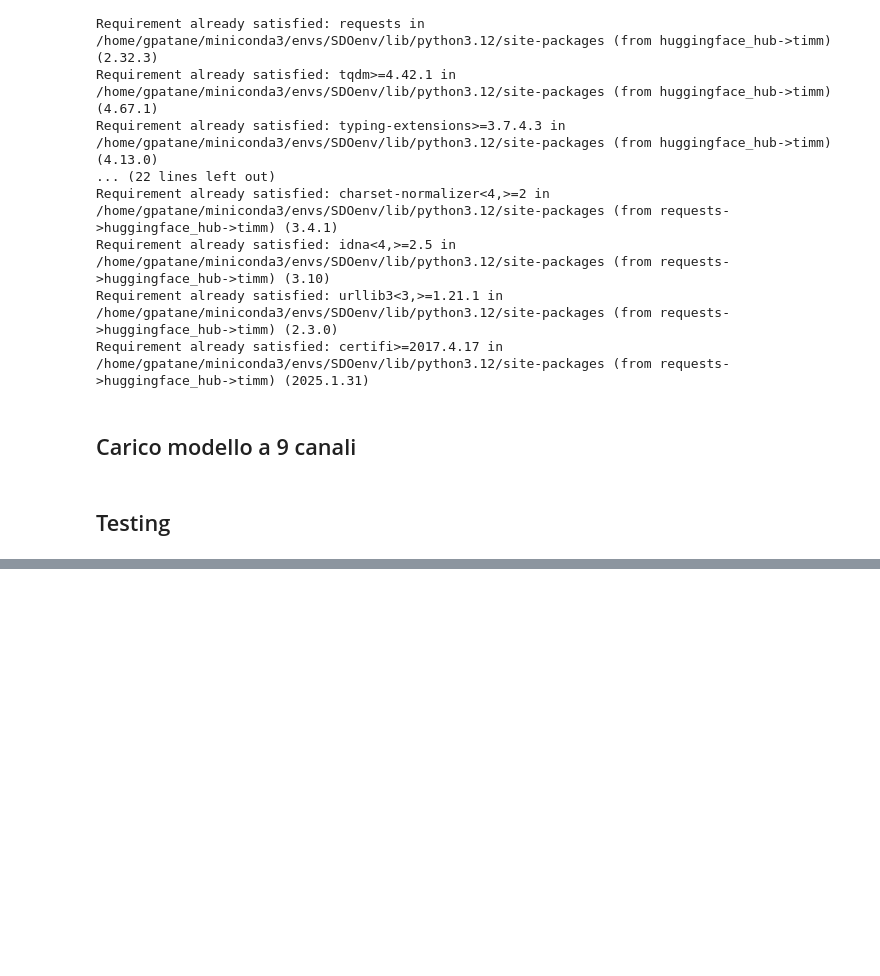
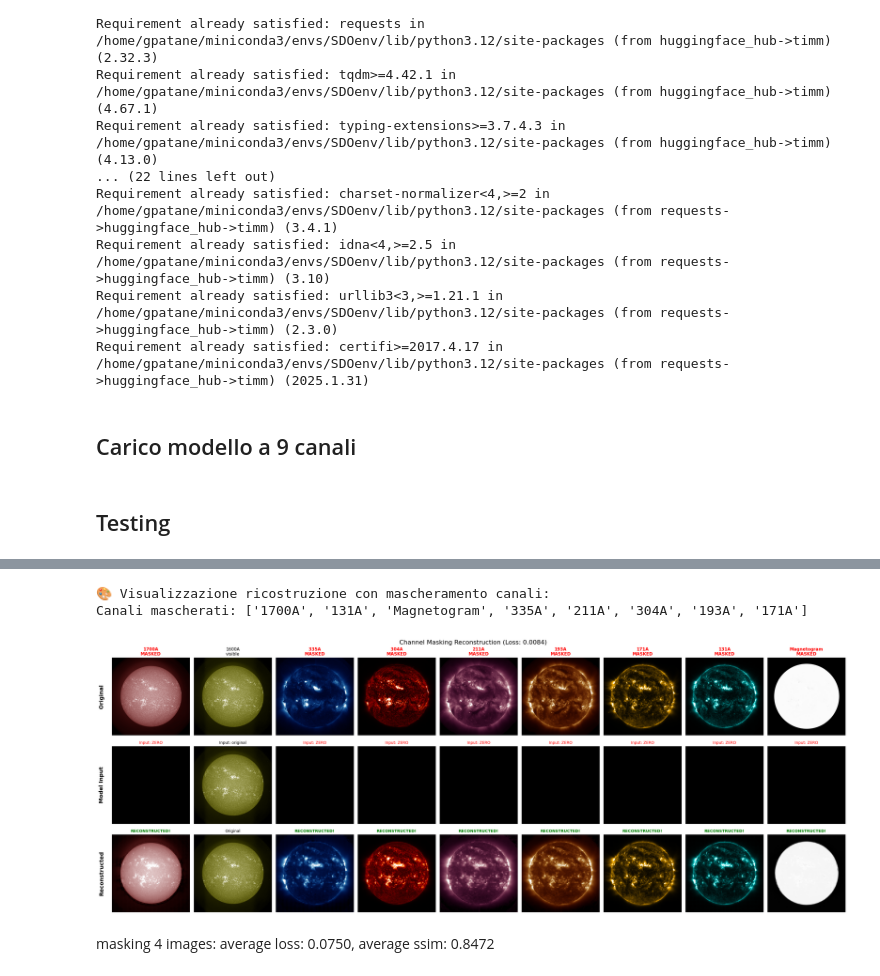
Before and after one commit to Giov25/SDO_downstream, a Jupyter notebook: mae_project/notebook_inference.ipynb, the cells around one changed output, grey strips where cells are left out. Saved outputs shown, nothing was run; the diff lists cells and outputs as text; code cells hidden in the pictures; blank space fills up the shorter version.

```diff
--- a/mae_project/notebook_inference.ipynb
+++ b/mae_project/notebook_inference.ipynb
@@ -92,7 +92,7 @@ test_dataset = SDO_Dataset_channels_FAST(zarr_path, test_years, wavelengths, tar
 
 train_loader = DataLoader(train_dataset, batch_size=4, shuffle=True, num_workers=4)
 val_loader = DataLoader(validation_dataset, batch_size=4, shuffle=True, num_workers=4)
-test_loader = DataLoader(test_dataset, batch_size=2, shuffle=True, num_workers=4)
+test_loader = DataLoader(test_dataset, batch_size=1, shuffle=True, num_workers=4)
 # %% [markdown]
 ## Carico modello a 9 canali
 # %%
@@ -116,5 +117,5 @@ if os.path.exists(checkpoint_path):
 # %%
-def visualize_channel_masking_reconstruction(model, data_loader, device, wavelengths):
+def visualize_channel_masking_reconstruction(model, data_loader, device, wavelengths, mask_channels = None):
     """
     Visualizza la ricostruzione con mascheramento dei canali.
 
@@ -130,8 +131,7 @@ def visualize_channel_masking_reconstruction(model, data_loader, device, wavelen
         batch = batch.to(device)
 
         # Determina quanti canali mascherare
-        n_img_mask = model.n_img_mask if model.n_img_mask is not None else random.randint(1, model.in_chans - 1)
-
+        n_img_mask = mask_channels if mask_channels is not None else model.n_img_mask if model.n_img_mask is not None else random.randint(1, model.in_chans - 1)
         # Seleziona casualmente i canali da mascherare
         channel_indices = random.sample(range(model.in_chans), n_img_mask)
         print(f"Canali mascherati: {[wavelengths[i] for i in channel_indices]}")
@@ -218,10 +218,10 @@ def visualize_channel_masking_reconstruction(model, data_loader, device, wavelen
         return loss, reconstructed, channel_indices
 
 # Usa la funzione
-print("🎨 Visualizzazione ricostruzione con mascheramento canali:")
-loss, recon, masked_channels = visualize_channel_masking_reconstruction(
-    model, test_loader, device, wavelengths
-)
+# print("🎨 Visualizzazione ricostruzione con mascheramento canali:")
+# loss, recon, masked_channels = visualize_channel_masking_reconstruction(
+#     model, test_loader, device, wavelengths, mask_channels=3
+# )
 # %% [markdown]
 ## Testing
 # %%
@@ -230,0 +233,26 @@ print(f' average loss: {avg_epoch_loss:.4f}, average ssim: {avg_epoch_ssim:.4f}
+# %%
+from mae.models_mae_2 import mae_model_fixed_channel_masking
+model = mae_model_fixed_channel_masking(
+    img_size=1024,
+    patch_size=16,
+    in_chans=9,
+    n_channels_to_mask=8
+).to(device)
+checkpoint_path = '/home/gpatane/SDO_downstream/mae_project/checkpoints/checkpoint_epoch55.pth'
+#checkpoint_path = '/home/gpatane/SDO_downstream/mae_project/checkpoints/best_model.pth'
+if os.path.exists(checkpoint_path):
+    checkpoint = torch.load(checkpoint_path, map_location=device)
+    model.load_state_dict(checkpoint["model_state_dict"])
+
+from utils import validate_one_epoch
+print("🎨 Visualizzazione ricostruzione con mascheramento canali:")
+loss, recon, masked_channels = visualize_channel_masking_reconstruction(
+    model, test_loader, device, wavelengths, mask_channels=8
+)
+# %% [output]
+🎨 Visualizzazione ricostruzione con mascheramento canali:
+Canali mascherati: ['1700A', '131A', 'Magnetogram', '335A', '211A', '304A', '193A', '171A']
+[figure, added]
+# %% [markdown]
+
+masking 4 images: average loss: 0.0750, average ssim: 0.8472
```
Also changed, not shown: parts of 2 cells of this notebook, 14 other files.
